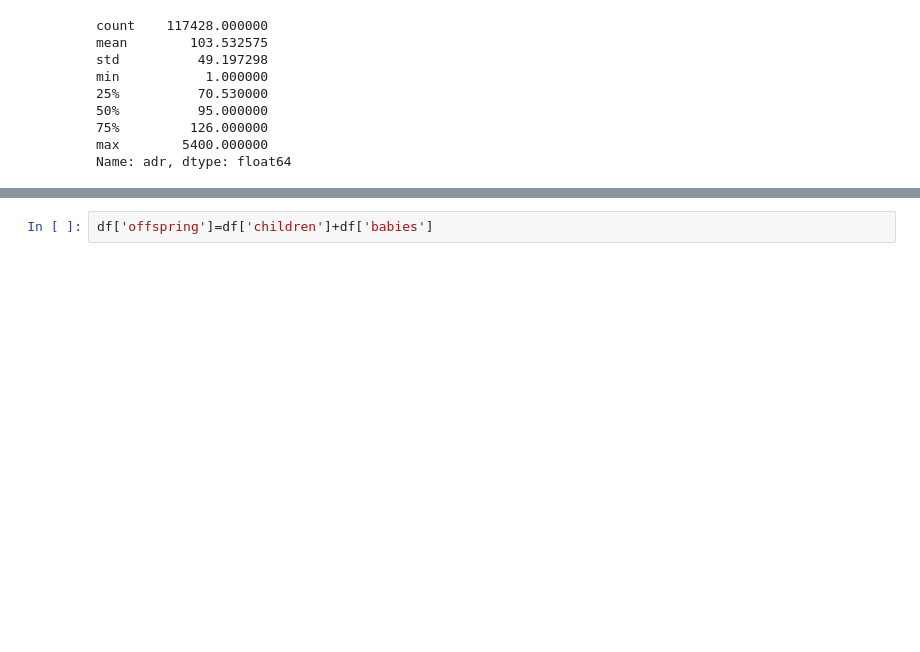
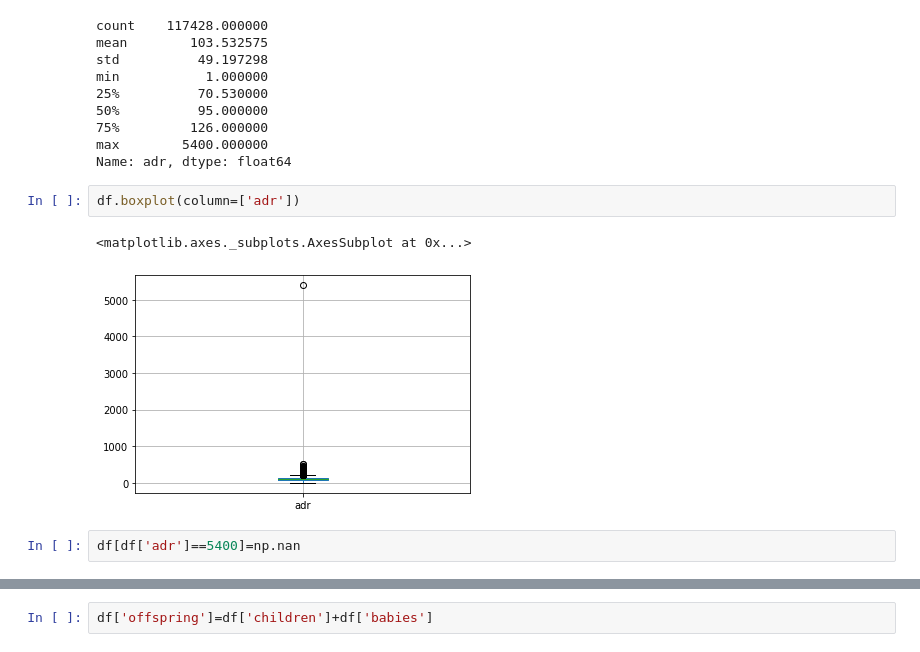
Before and after one commit to issatyajit/hotel-data-analysis, a Jupyter notebook: Hotel_Booking_Analysis_Capstone_Project.ipynb, the cells around one changed output, grey strips where cells are left out. Drawn from its saved outputs; the diff is of its cells as text; blank space fills up the shorter version.

```diff
--- a/Hotel_Booking_Analysis_Capstone_Project.ipynb
+++ b/Hotel_Booking_Analysis_Capstone_Project.ipynb
@@ -63,3 +64,10 @@ min           1.000000
 75%         126.000000
 max        5400.000000
 Name: adr, dtype: float64
+# %%
+df.boxplot(column=['adr'])
+# %% [output]
+<matplotlib.axes._subplots.AxesSubplot at 0x...>
+[figure, added]
+# %%
+df[df['adr']==5400]=np.nan
```
Also changed, not shown: parts of 9 cells of this notebook.
